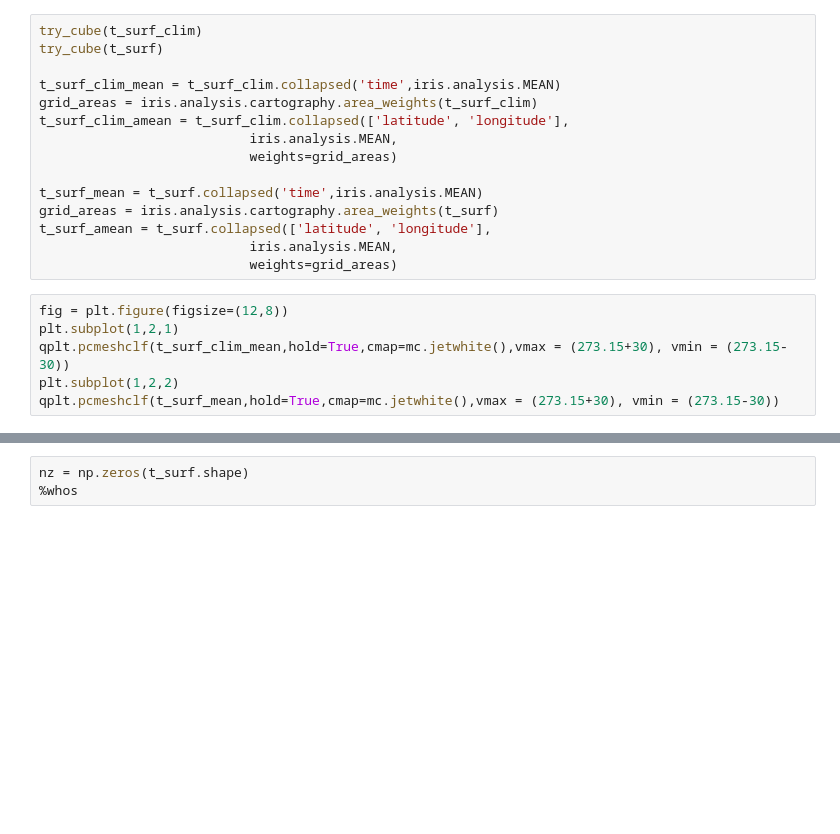
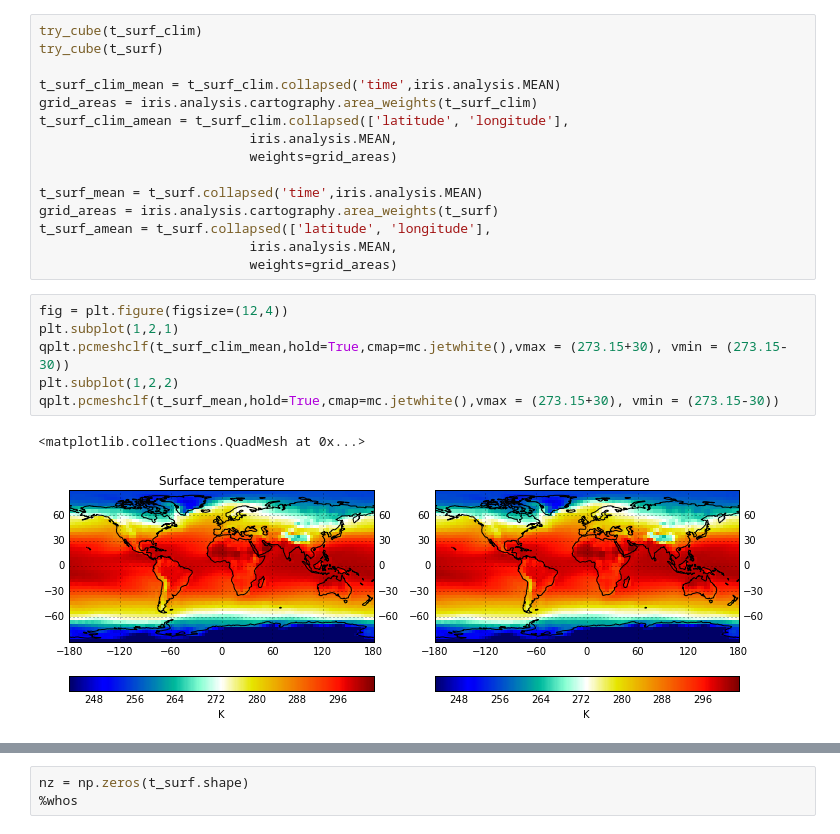
Before and after one commit to nltyrrell/greb_tools, a Jupyter notebook: greb_testing.ipynb, the cells around one changed output, grey strips where cells are left out. Saved outputs shown, nothing was run; the diff lists cells and outputs as text; blank space fills up the shorter version.

```diff
--- a/greb_testing.ipynb
+++ b/greb_testing.ipynb
@@ -150,11 +150,14 @@ t_surf_amean = t_surf.collapsed(['latitude', 'longitude'],
                            iris.analysis.MEAN,
                            weights=grid_areas)
 # %%
-fig = plt.figure(figsize=(12,8))
+fig = plt.figure(figsize=(12,4))
 plt.subplot(1,2,1)
 qplt.pcmeshclf(t_surf_clim_mean,hold=True,cmap=mc.jetwhite(),vmax = (273.15+30), vmin = (273.15-30))
 plt.subplot(1,2,2)
 qplt.pcmeshclf(t_surf_mean,hold=True,cmap=mc.jetwhite(),vmax = (273.15+30), vmin = (273.15-30))
+# %% [output]
+<matplotlib.collections.QuadMesh at 0x...>
+[figure, added]
 # %%
 qplt.pcmeshclf(t_surf_mean-t_surf_clim_mean) #,cmap=mc.jetwhite(),vmin=-1,vmax=1)
 plt.title('Tsurf response, vwind - 1ms')
```
Also changed, not shown: parts of 7 cells of this notebook, 4 other files.
